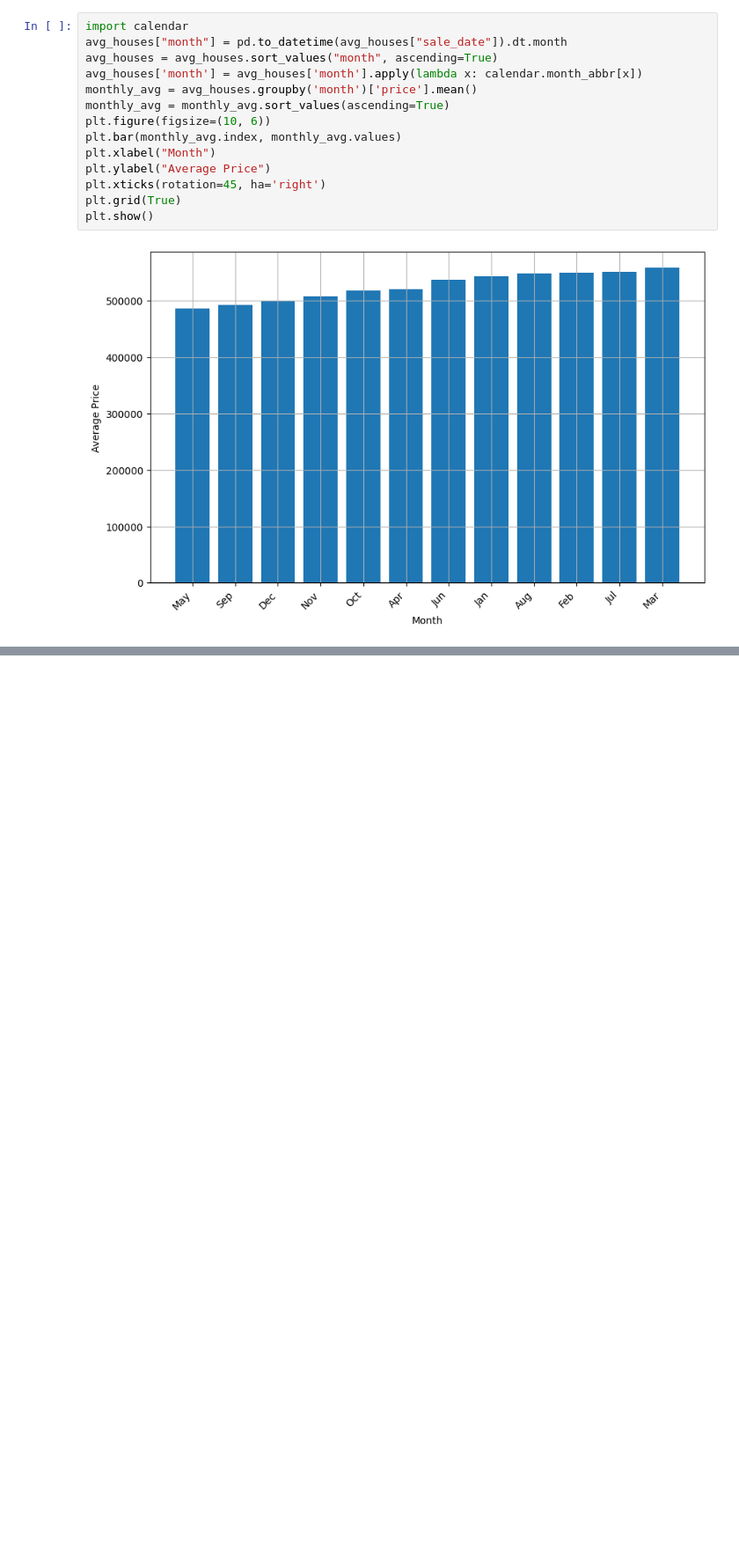
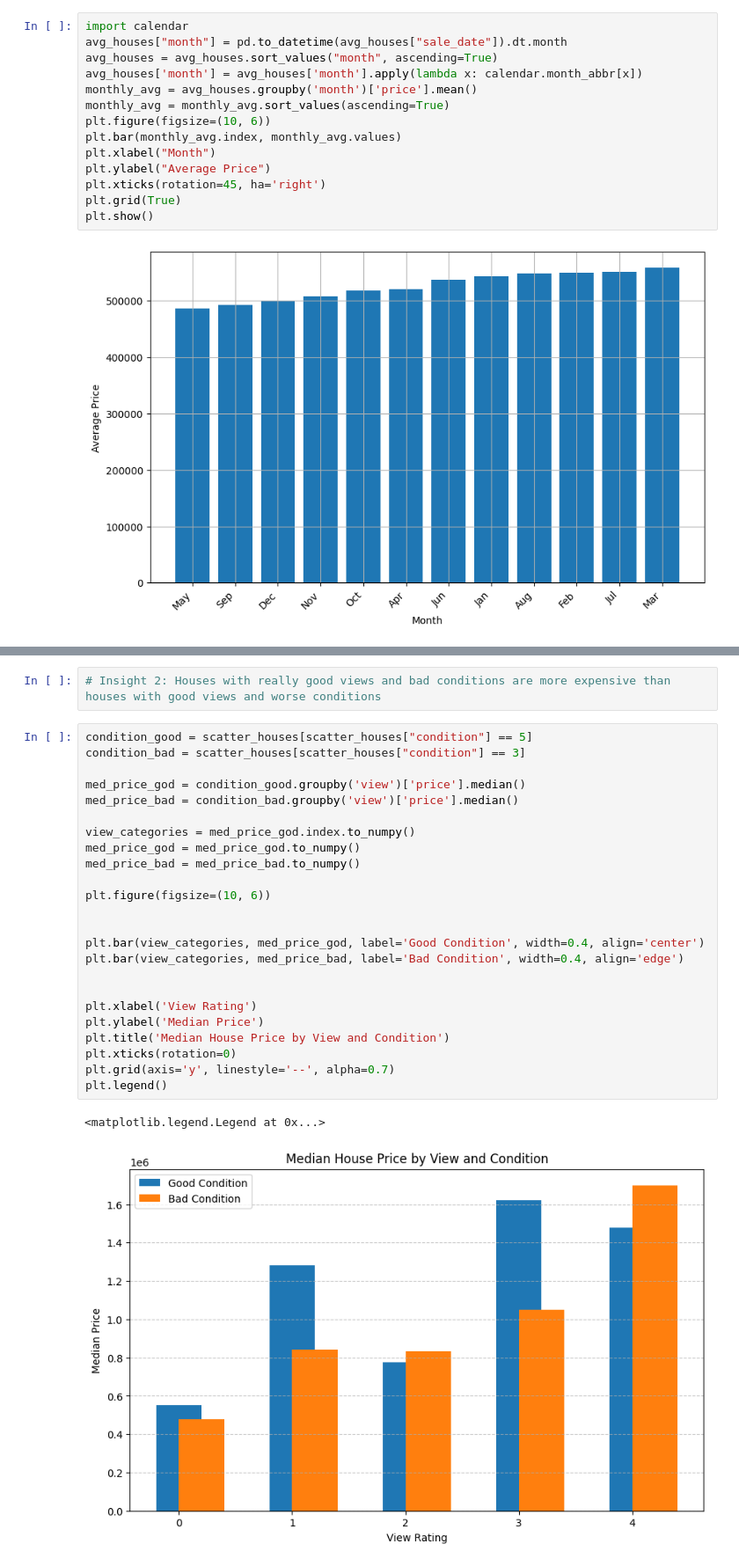
Before and after one commit to Riael42/NS-DS-EDA-Project, a Jupyter notebook: EDA.ipynb, the cells around one changed output, grey strips where cells are left out. Shown at 88% size. Saved outputs shown, nothing was run; the diff lists cells and outputs as text; blank space fills up the shorter version.

```diff
--- a/EDA.ipynb
+++ b/EDA.ipynb
@@ -430,0 +450,29 @@ plt.show()
+# %%
+# Insight 2: Houses with really good views and bad conditions are more expensive than houses with good views and worse conditions
+# %%
+condition_good = scatter_houses[scatter_houses["condition"] == 5]
+condition_bad = scatter_houses[scatter_houses["condition"] == 3]
+
+med_price_god = condition_good.groupby('view')['price'].median()
+med_price_bad = condition_bad.groupby('view')['price'].median()
+
+view_categories = med_price_god.index.to_numpy()
+med_price_god = med_price_god.to_numpy()
+med_price_bad = med_price_bad.to_numpy()
+
+plt.figure(figsize=(10, 6))
+
+
+plt.bar(view_categories, med_price_god, label='Good Condition', width=0.4, align='center')
+plt.bar(view_categories, med_price_bad, label='Bad Condition', width=0.4, align='edge')
+
+
+plt.xlabel('View Rating')
+plt.ylabel('Median Price')
+plt.title('Median House Price by View and Condition')
+plt.xticks(rotation=0)
+plt.grid(axis='y', linestyle='--', alpha=0.7)
+plt.legend()
+# %% [output]
+<matplotlib.legend.Legend at 0x...>
+[figure, added]
```
Also changed, not shown: parts of 4 cells of this notebook.
